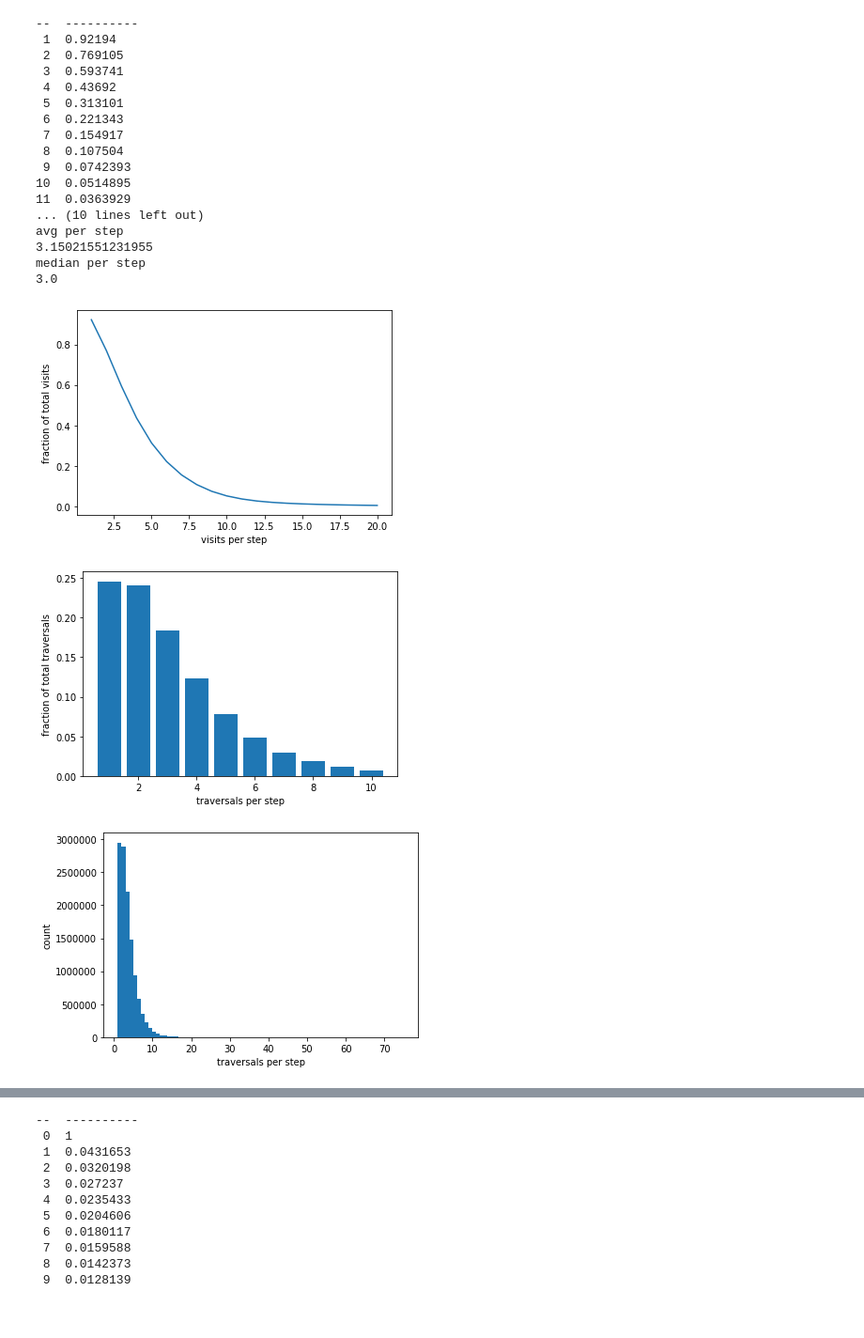
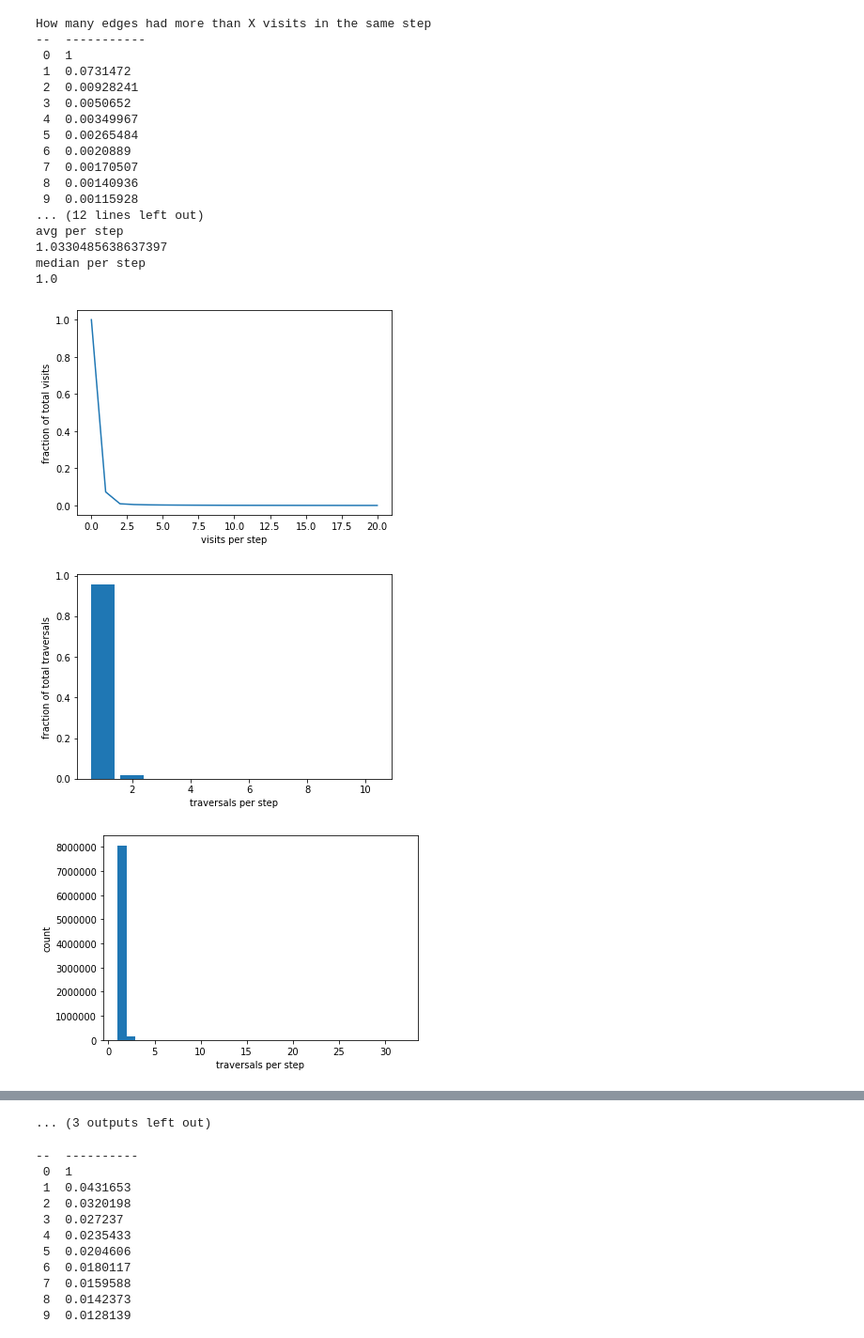
Before and after one commit to WiktorJ/node2vec, a Jupyter notebook: notebooks/data_analysis.ipynb, the cells around one changed output, grey strips where cells are left out. Shown: that part at 94% size. Cells and saved outputs as stored; diff of their text form; code cells hidden in the pictures; blank space fills up the shorter version.

Commit message:
fixed edges count stats

```diff
--- a/notebooks/data_analysis.ipynb
+++ b/notebooks/data_analysis.ipynb
@@ -165,23 +230,25 @@ dfe = extract_stats(df)
+# %%
+dfe = extract_stats(df_32_100_2_06)
 # %%
-stats_analysis(dfe[0], dfe[1])
+stats_analysis(dfe)
 # %% [output]
---  ----------
- 1  0.92194
- 2  0.769105
- 3  0.593741
- 4  0.43692
- 5  0.313101
- 6  0.221343
- 7  0.154917
- 8  0.107504
- 9  0.0742393
-10  0.0514895
-11  0.0363929
-... (10 lines left out)
+How many edges had more than X visits in the same step
+--  -----------
+ 0  1
+ 1  0.0731472
+ 2  0.00928241
+ 3  0.0050652
+ 4  0.00349967
+ 5  0.00265484
+ 6  0.0020889
+ 7  0.00170507
+ 8  0.00140936
+ 9  0.00115928
+... (12 lines left out)
 avg per step
-3.15021551231955
+1.0330485638637397
 median per step
-3.0
+1.0
-[figure, old version]
+[figure, new version]
-[figure, old version]
+[figure, new version]
-[figure, old version]
+[figure, new version]
@@ -212,3 +279,4 @@ count max
+... (3 outputs left out)
 # %%
 df = read_df("data/stats_120_80_1.json")
 dfe_120_80_1 = extract_stats(df)
```
Also changed, not shown: parts of 23 cells of this notebook, 2 other files.
